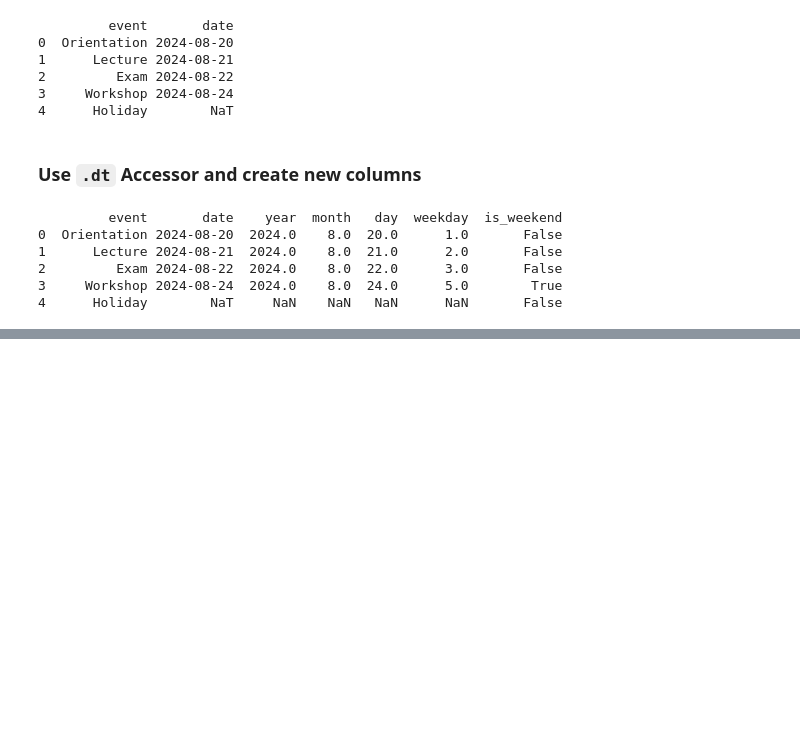
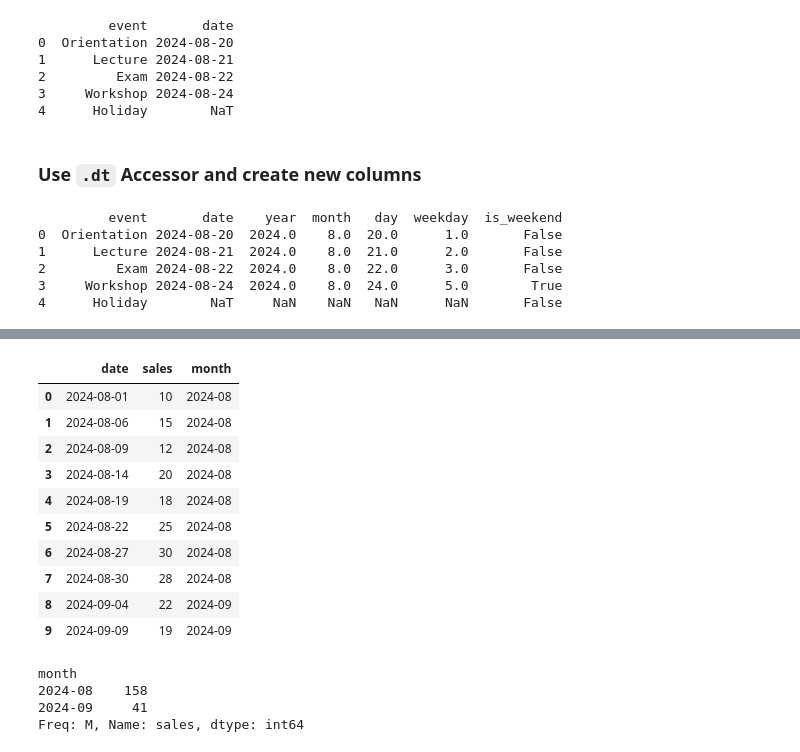
Before and after one commit to jieshu-wang-SBU/EST389_371_2026_spring, a Jupyter notebook: lectures/08-core_data_manipulation/08-04_Datetime_operations.ipynb, the cells around one changed output, grey strips where cells are left out. Drawn from its saved outputs; the diff is of its cells as text; code cells hidden in the pictures; blank space fills up the shorter version.

```diff
--- a/lectures/08-core_data_manipulation/08-04_Datetime_operations.ipynb
+++ b/lectures/08-core_data_manipulation/08-04_Datetime_operations.ipynb
@@ -51,0 +105,10 @@ print(df)
+# %%
+import pandas as pd
+import numpy as np
+
+df = pd.DataFrame({
+    "date": pd.date_range(start="2024-08-01", periods=10, freq="3B"),
+    "sales": [10, 15, 12, 20, 18, 25, 30, 28, 22, 19]
+})
+
+df
@@ -51,0 +127,29 @@ print(df)
+# %%
+# convert to monthly period
+
+df["month"] = df["date"].dt.to_period("M")
+
+df
+# %% [output]
+|  | date | sales | month |
+| 0 | 2024-08-01 | 10 | 2024-08 |
+| 1 | 2024-08-06 | 15 | 2024-08 |
+| 2 | 2024-08-09 | 12 | 2024-08 |
+| 3 | 2024-08-14 | 20 | 2024-08 |
+| 4 | 2024-08-19 | 18 | 2024-08 |
+| 5 | 2024-08-22 | 25 | 2024-08 |
+| 6 | 2024-08-27 | 30 | 2024-08 |
+| 7 | 2024-08-30 | 28 | 2024-08 |
+| 8 | 2024-09-04 | 22 | 2024-09 |
+| 9 | 2024-09-09 | 19 | 2024-09 |
+# %%
+# group by month
+
+monthly_sales = df.groupby("month")["sales"].sum()
+
+monthly_sales
+# %% [output]
+month
+2024-08    158
+2024-09     41
+Freq: M, Name: sales, dtype: int64
```
Also changed, not shown: parts of 22 cells of this notebook.
